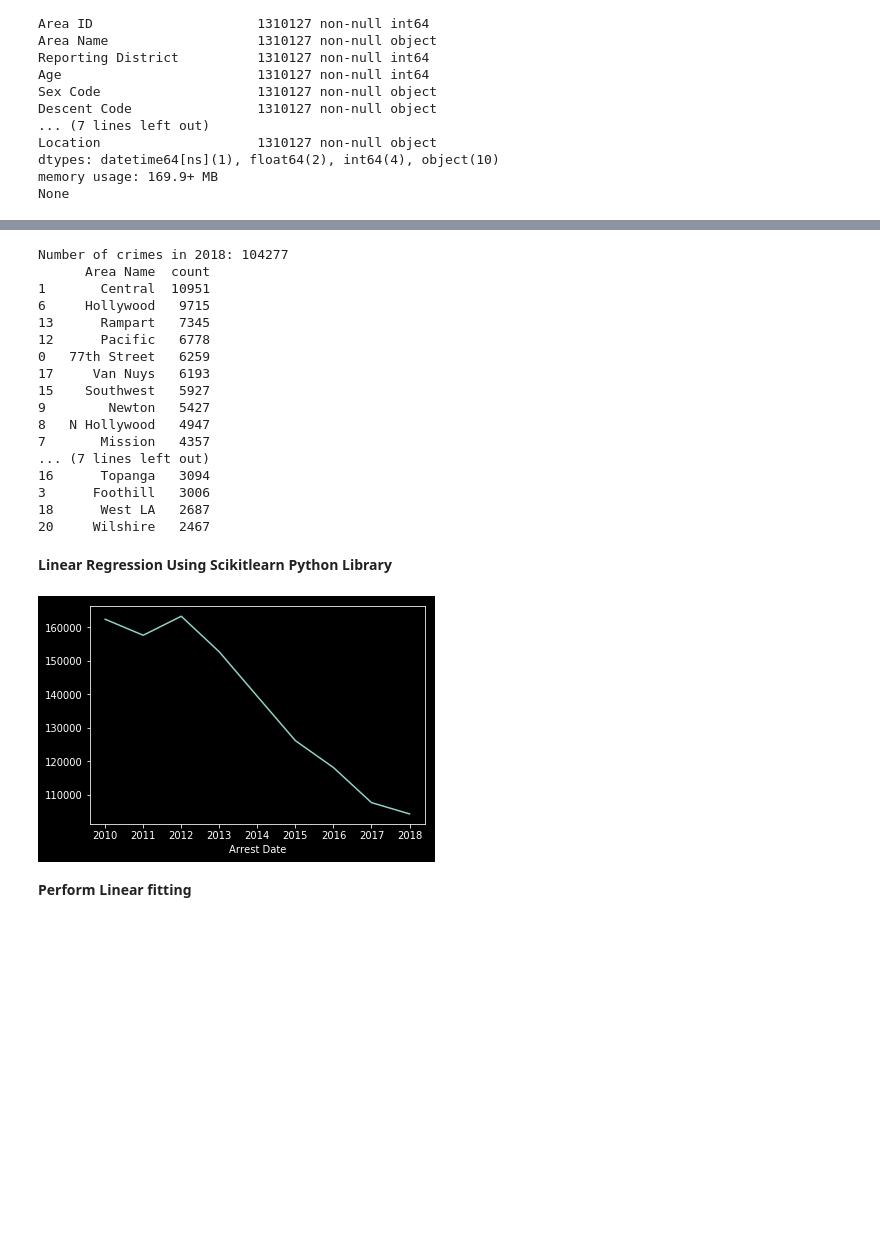
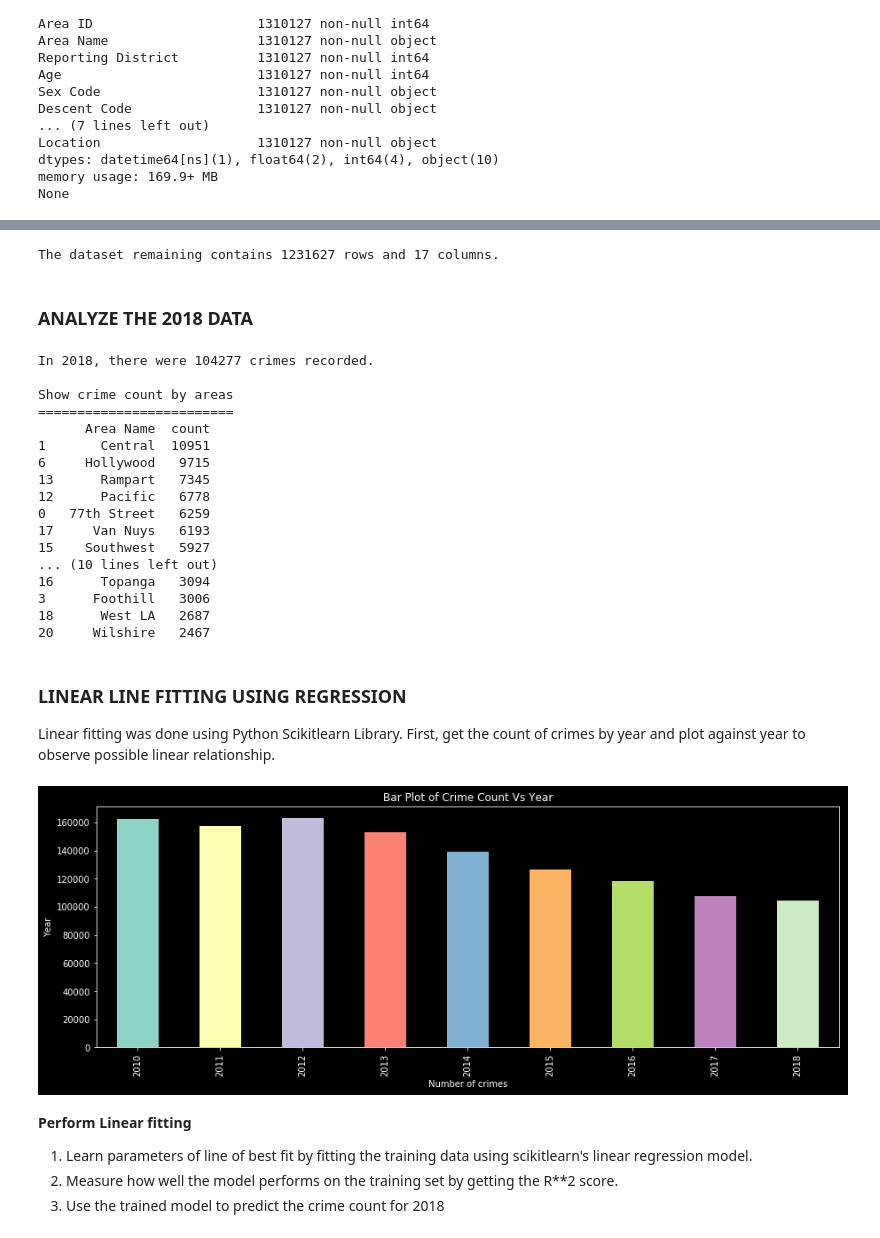
Before and after one commit to emichris/Crime_Data_Analysis, a Jupyter notebook: src/crime_analysis.ipynb, the cells around one changed output, grey strips where cells are left out. Cells and saved outputs as stored; diff of their text form; code cells hidden in the pictures; blank space fills up the shorter version.

Commit message:
updated notebook especially plots

```diff
--- a/src/crime_analysis.ipynb
+++ b/src/crime_analysis.ipynb
@@ -38,13 +57,24 @@ dataset = data[data['Arrest Date'].dt.year != 2019]
+# %%
+print('The dataset remaining contains %d rows and %d columns.'% (dataset.shape[0], dataset.shape[1]))
+# %% [output]
+The dataset remaining contains 1231627 rows and 17 columns.
+# %% [markdown]
+### ANALYZE THE 2018 DATA
 # %%
-#1.0 Find total Crimes in 2018
+# Find total number of Crimes recorded in 2018
 B2018 = dataset[dataset['Arrest Date'].dt.year == 2018]
 crimes2018 = B2018['Arrest Date'].count()
-print("Number of crimes in 2018: %d" % crimes2018);
+print("In 2018, there were %d crimes recorded.\n" % crimes2018);
 
 # 2.0 Crime by areas
+print("Show crime count by areas")
+print("=========================")
 print(B2018['Area Name'].groupby(B2018['Area Name']).count().reset_index(name='count').sort_values(['count'], ascending=False))
 # %% [output]
-Number of crimes in 2018: 104277
+In 2018, there were 104277 crimes recorded.
+
+Show crime count by areas
+=========================
       Area Name  count
 1       Central  10951
 6     Hollywood   9715
@@ -53,26 +83,29 @@ Number of crimes in 2018: 104277
 0   77th Street   6259
 17     Van Nuys   6193
 15    Southwest   5927
-9        Newton   5427
-8   N Hollywood   4947
-7       Mission   4357
-... (7 lines left out)
+... (10 lines left out)
 16      Topanga   3094
 3      Foothill   3006
 18      West LA   2687
 20     Wilshire   2467
-# %% [markdown]
-**Linear Regression Using Scikitlearn Python Library**
+# %% [markdown]
+### LINEAR LINE FITTING USING REGRESSION
+Linear fitting was done using Python Scikitlearn Library. First, get the count of crimes by year and plot against year to observe possible linear relationship.
 # %%
 import numpy as np
 import matplotlib.pyplot as plt
 from sklearn.linear_model import LinearRegression
 
+# Count the number of crimes by year
 num_crimes = dataset['Arrest Date'].groupby(dataset['Arrest Date'].dt.year).count()
-num_crimes.plot(); plt.show()
+num_crimes.plot(kind='bar', title = 'Bar Plot of Crime Count Vs Year', figsize=(15, 5));
+plt.xlabel('Number of crimes'); plt.ylabel('Year');
 # %% [output]
-[figure, old version]
+[figure, new version]
-# %% [markdown]
-**Perform Linear fitting**
+# %% [markdown]
+**Perform Linear fitting**
+1. Learn parameters of line of best fit by fitting the training data using scikitlearn's linear regression model.
+2. Measure how well the model performs on the training set by getting the R**2 score.
+3. Use the trained model to predict the crime count for 2018
 # %%
 years = num_crimes.keys(); X = np.array(years).reshape(-1, 1)
```
Also changed, not shown: parts of 8 cells of this notebook.
